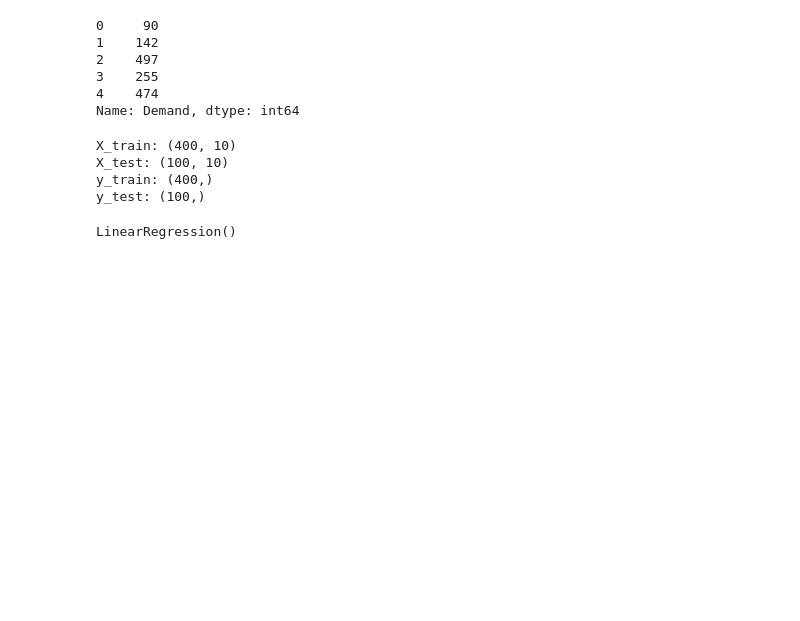
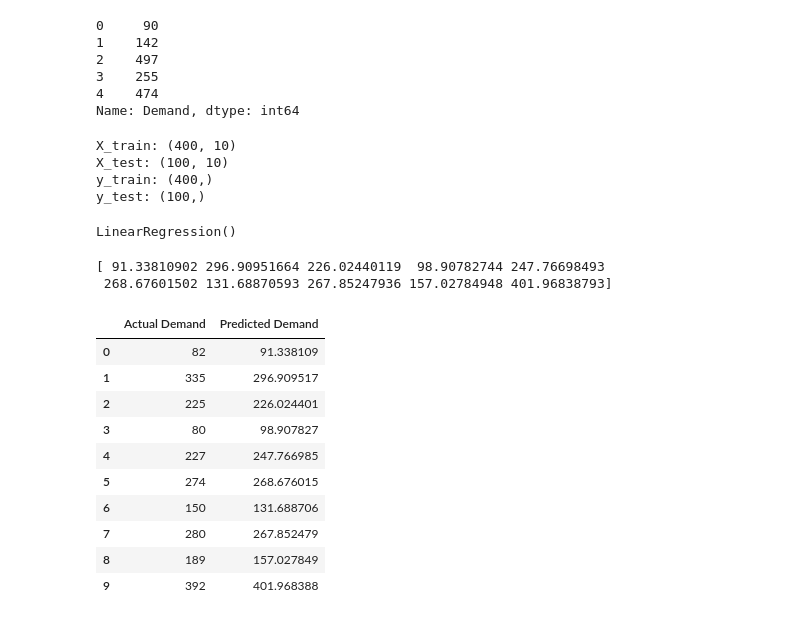
Before and after one commit to satyam18srivastava/production-demand-prediction, a Jupyter notebook: ML Project.ipynb, the cells around one changed output. Cells and saved outputs as stored; diff of their text form; code cells hidden in the pictures; blank space fills up the shorter version.

```diff
--- a/ML Project.ipynb
+++ b/ML Project.ipynb
@@ -180,3 +181,23 @@ model.fit(X_train, y_train)
 LinearRegression()
 # %%
 y_pred = model.predict(X_test)
+# %%
+print(y_pred[:10])
+# %% [output]
+[ 91.33810902 296.90951664 226.02440119  98.90782744 247.76698493
+ 268.67601502 131.68870593 267.85247936 157.02784948 401.96838793]
+# %%
+comparison = pd.DataFrame({"Actual Demand": y_test.values,"Predicted Demand": y_pred})
+comparison.head(10)
+# %% [output]
+|  | Actual Demand | Predicted Demand |
+| 0 | 82 | 91.338109 |
+| 1 | 335 | 296.909517 |
+| 2 | 225 | 226.024401 |
+| 3 | 80 | 98.907827 |
+| 4 | 227 | 247.766985 |
+| 5 | 274 | 268.676015 |
+| 6 | 150 | 131.688706 |
+| 7 | 280 | 267.852479 |
+| 8 | 189 | 157.027849 |
+| 9 | 392 | 401.968388 |
```
Also changed, not shown: parts of 11 cells of this notebook.
